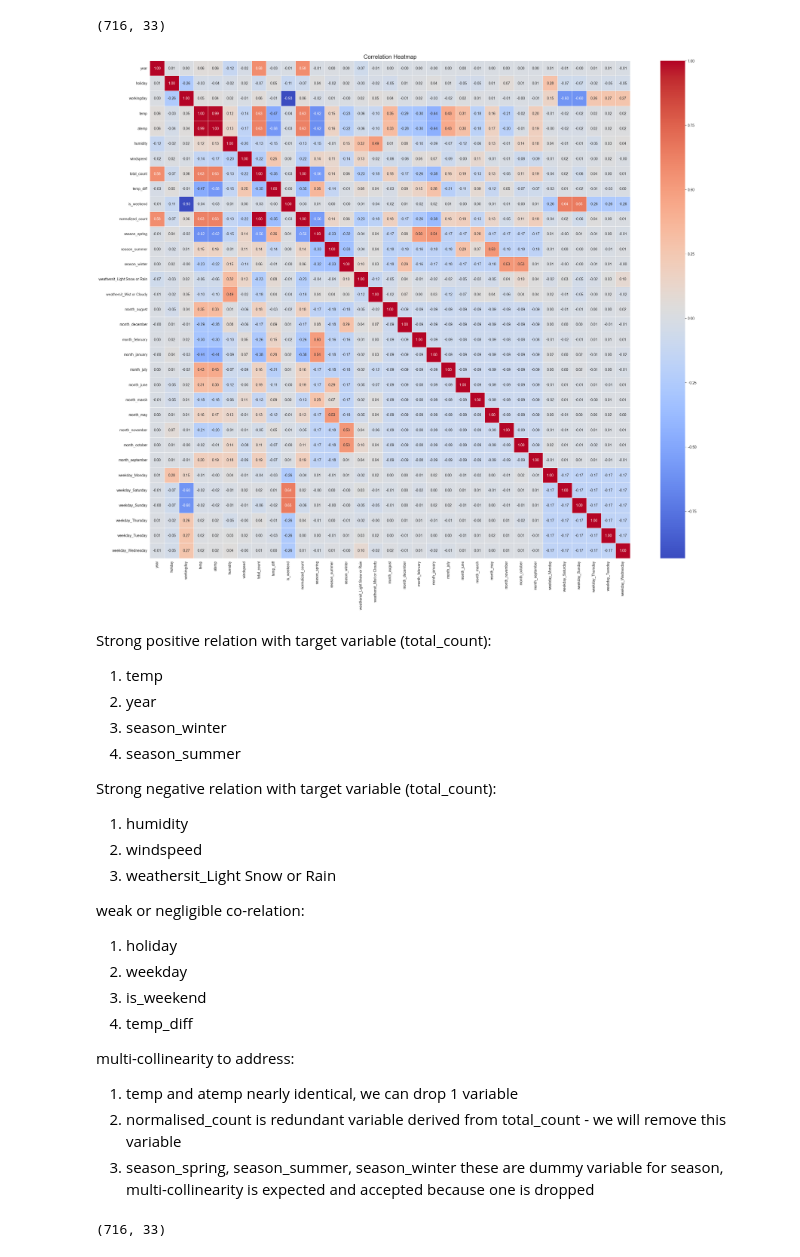
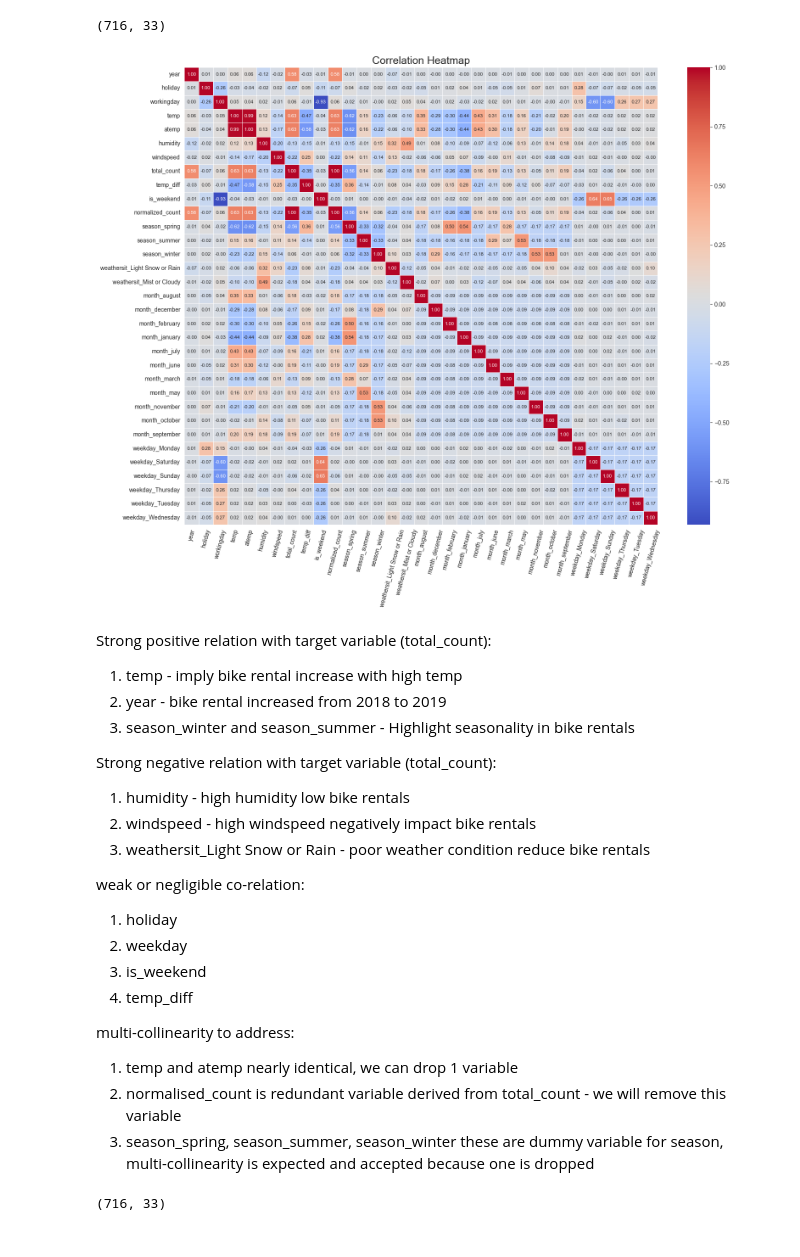
Before and after one commit to vijaykumar-qait/Linear-Regression-Bike-Sharing-Assignment, a Jupyter notebook: Bike_Sharing_Assignment_Vijay_Kumar.ipynb, the cells around one changed output. Cells and saved outputs as stored; diff of their text form; code cells hidden in the pictures.

```diff
--- a/Bike_Sharing_Assignment_Vijay_Kumar.ipynb
+++ b/Bike_Sharing_Assignment_Vijay_Kumar.ipynb
@@ -439,23 +444,30 @@ df.shape
 # %%
 # Multivariate Analysis
 # Correlation Heatmap
-plt.figure(figsize=(30, 25))
-sns.heatmap(df.corr(), annot=True, cmap='coolwarm', fmt='.2f', linewidths=0.5)
-plt.title('Correlation Heatmap', fontsize=16)
+plt.figure(figsize=(18, 14))  # Adjusted for large number of variables
+sns.heatmap(df.corr(),
+            annot=True,
+            cmap='coolwarm',
+            fmt='.2f',
+            linewidths=0.5,
+            annot_kws={"size": 8},  # Smaller font size for better visibility
+            cbar=True)  # Show color bar for correlation scale
+plt.title('Correlation Heatmap', fontsize=18)
+plt.xticks(rotation=75)  # Rotate x labels for clarity
+plt.yticks(rotation=0)   # Keep y labels readable
 plt.show()
 # %% [output]
-[figure, old version]
+[figure, new version]
 # %% [markdown]
 Strong positive relation with target variable (total_count):
-1. temp
-2. year
-3. season_winter
-4. season_summer
+1. temp - imply bike rental increase with high temp
+2. year - bike rental increased from 2018 to 2019
+3. season_winter and season_summer - Highlight seasonality in bike rentals
 
 Strong negative relation with target variable (total_count):
-1. humidity
-2. windspeed
-3. weathersit_Light Snow or Rain
+1. humidity - high humidity low bike rentals
+2. windspeed - high windspeed negatively impact bike rentals
+3. weathersit_Light Snow or Rain - poor weather condition reduce bike rentals
 
 weak or negligible co-relation:
 1. holiday
```
Also changed, not shown: parts of 51 cells of this notebook.
